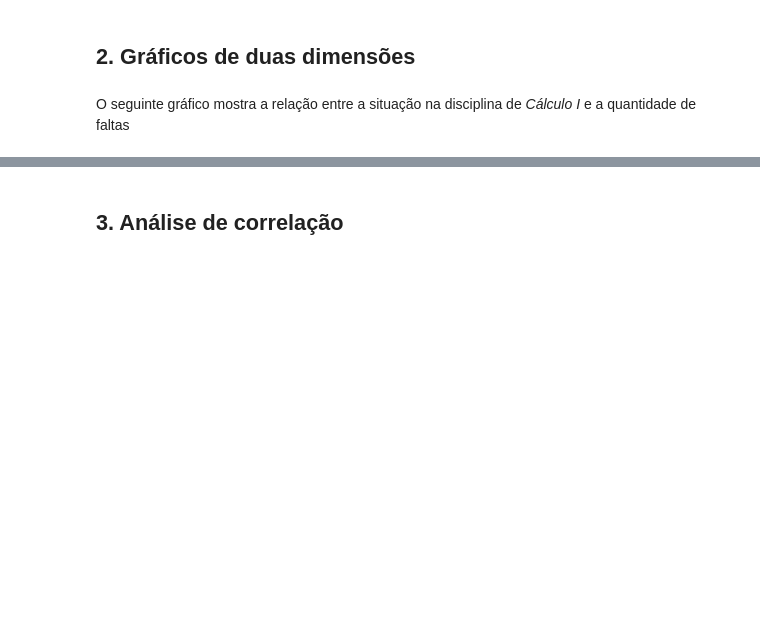
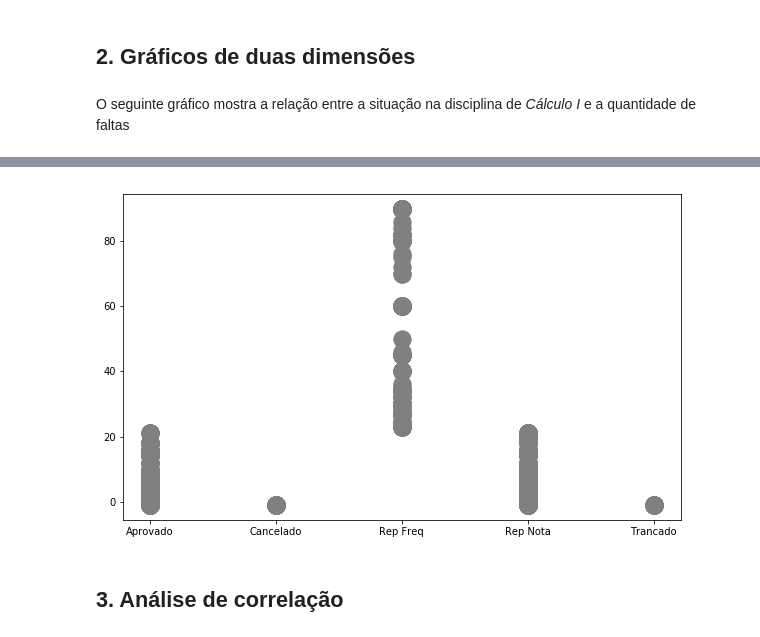
Before and after one commit to julianyraiol/analise-dados-ciclo-basico-uea, a Jupyter notebook: develop/analysis.ipynb, the cells around one changed output, grey strips where cells are left out. Drawn from its saved outputs; the diff is of its cells as text; code cells hidden in the pictures; blank space fills up the shorter version.

```diff
--- a/develop/analysis.ipynb
+++ b/develop/analysis.ipynb
@@ -144,7 +183,9 @@ query = dataframe.query("(ano_ingresso == 2013) & (municipio_nascimento != 'Mana
 # %%
-plt.figure(figsize=(20,10))
-plt.scatter(query['situacao_hist'], query['faltas'], marker="o", color='green', s=300)
+plt.figure(figsize=(10,6))
+plt.scatter(query['situacao_hist'], query['faltas'], marker="o", color='gray', s=300)
 plt.show()
+# %% [output]
+[figure, added]
 # %% [markdown]
 ## 3. Análise de correlação
 # %% [markdown]
```
Also changed, not shown: parts of 7 cells of this notebook, 1 other file.
